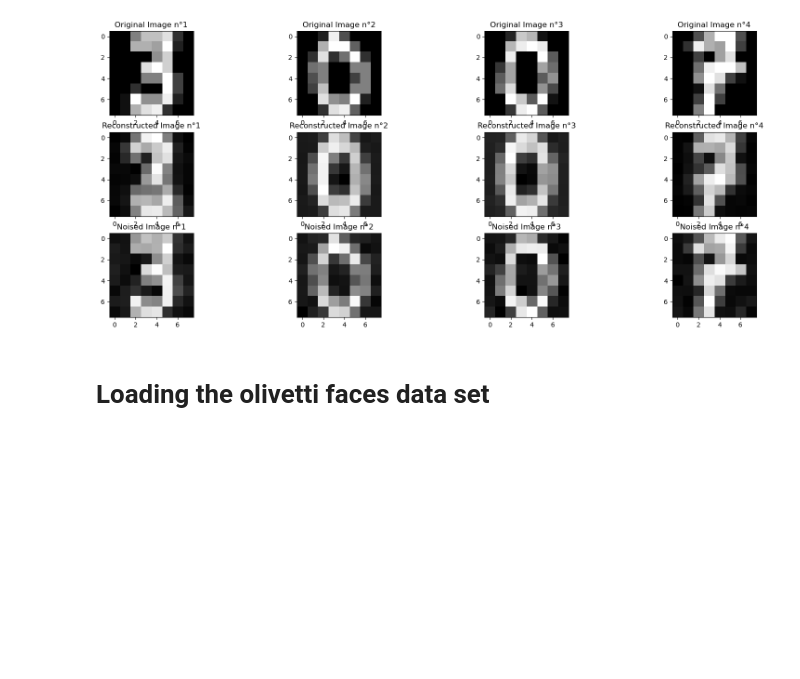
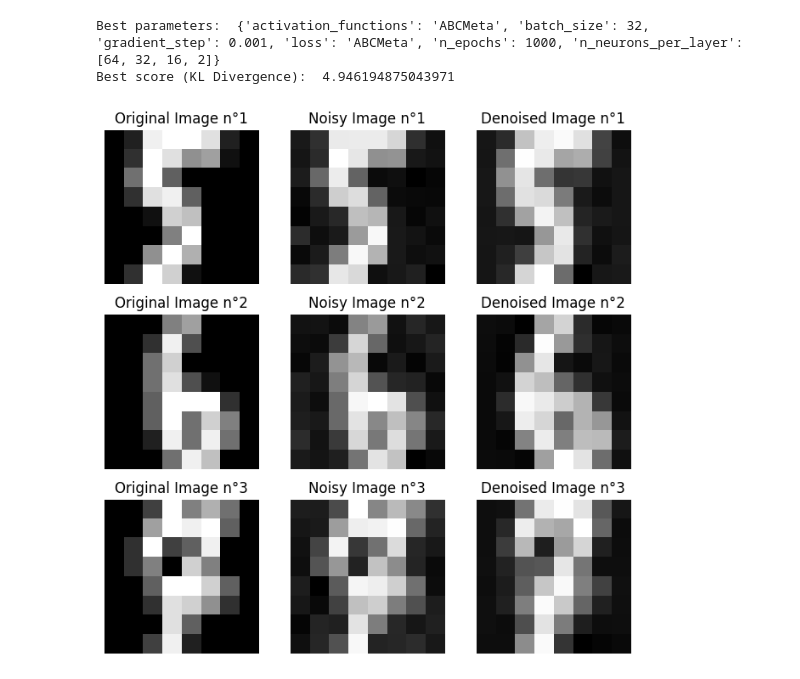
Before and after one commit to Ethan2541/Neural-Network-Library, a Jupyter notebook: experiments/denoiser.ipynb, the cells around one changed output. Drawn from its saved outputs; the diff is of its cells as text; code cells hidden in the pictures; blank space fills up the shorter version.

```diff
--- a/experiments/denoiser.ipynb
+++ b/experiments/denoiser.ipynb
@@ -46,0 +75,2 @@ def add_noise(data, sigma=0.05):
+# %%
+losses = SGD(autoencoder, MSELoss(), X_train, y_train, batch_size=X_train.shape[0], gradient_step=1e-3, n_iter=1000)
@@ -84,7 +156,6 @@ def grid_search(X_train, X_test, params):
 #     "n_neurons_per_layer": [[X_noise.shape[1], 64], [X_noise.shape[1], 64, 32], [X_noise.shape[1], 64, 32, 16]],
 # }
 
-
 params = {
     "activation_functions": [Tanh],
     "batch_size": [32],
@@ -94,16 +165,4 @@ params = {
     "n_neurons_per_layer": [[X_train.shape[1], 32, 16, 2]],
 }
 
-X_noised = add_noise(X_train, sigma=0.6)
-# Min-Max Scaling
-x_min = X_noised.min()
-x_max = X_noised.max()
-X_noise = (X_noised - x_min) / (x_max - x_min)
-
-
-best_model, best_params, best_score, best_losses = grid_search(X_noise, X_test, params)
-
-print(f"Best model: {best_model}")
-print(f"Best params: {best_params}")
-print(f"Best score: {best_score}")
-print(f"Best losses: {best_losses}")
+best_model, best_params, best_score, best_losses = grid_search(X_train, X_test, y_train, y_test, params)
@@ -115,24 +177,33 @@ Best losses: [3.652091441274367, 2.8962802628888205, 2.8921624459229758, 2.88589
+# %%
+print("Best parameters: ", best_params)
+print("Best score (KL Divergence): ", best_score)
+# %% [output]
+Best parameters:  {'activation_functions': 'ABCMeta', 'batch_size': 32, 'gradient_step': 0.001, 'loss': 'ABCMeta', 'n_epochs': 1000, 'n_neurons_per_layer': [64, 32, 16, 2]}
+Best score (KL Divergence):  4.946194875043971
 # %%
-n_images = 8
-subplots_size = n_images//2
+n_images = 3
 
-random_indexes = np.random.choice(range(X_test.shape[0]), subplots_size, replace=False)
-original_images = X_test[random_indexes]
-reconstructed_images = best_model(original_images)
-noised_images = add_noise(original_images, sigma=0.6)
+random_indexes = np.random.choice(range(len(X_test)), n_images)
+original_images = y_test[random_indexes]
+noisy_images = X_test[random_indexes]
+denoised_images = best_model(noisy_images)
 
-plt.subplots(3, 4, figsize=(20, 8))
-for i in range(subplots_size):
-    plt.subplot(3, 4, i+1)
+plt.subplots(3, 3, figsize=(8, 8))
+for i in range(n_images):
+    plt.subplot(3, 3, 3*i+1)
+    plt.imshow(original_images[i].reshape(8, 8), cmap='gray')
     plt.title(f"Original Image n°{i+1}")
-    plt.imshow(original_images[i].reshape(8,8), cmap='gray')
-    plt.subplot(3, 4, subplots_size+i+1)
-    plt.title(f"Reconstructed Image n°{i+1}")
-    plt.imshow(reconstructed_images[i].reshape(8,8), cmap='gray')
-    plt.subplot(3, 4, 2*subplots_size+i+1)
-    plt.title(f"Noised Image n°{i+1}")
-    plt.imshow(noised_images[i].reshape(8,8), cmap='gray')
+    plt.axis('off')
+
+    plt.subplot(3, 3, 3*i+2)
+    plt.imshow(noisy_images[i].reshape(8, 8), cmap='gray')
+    plt.title(f"Noisy Image n°{i+1}")
+    plt.axis('off')
+
+    plt.subplot(3, 3, 3*i+3)
+    plt.imshow(denoised_images[i].reshape(8, 8), cmap='gray')
+    plt.title(f"Denoised Image n°{i+1}")
+    plt.axis('off')
+plt.show()
 # %% [output]
-[figure, old version]
+[figure, new version]
-# %% [markdown]
-# Loading the olivetti faces data set
```
Also changed, not shown: parts of 18 cells of this notebook.
